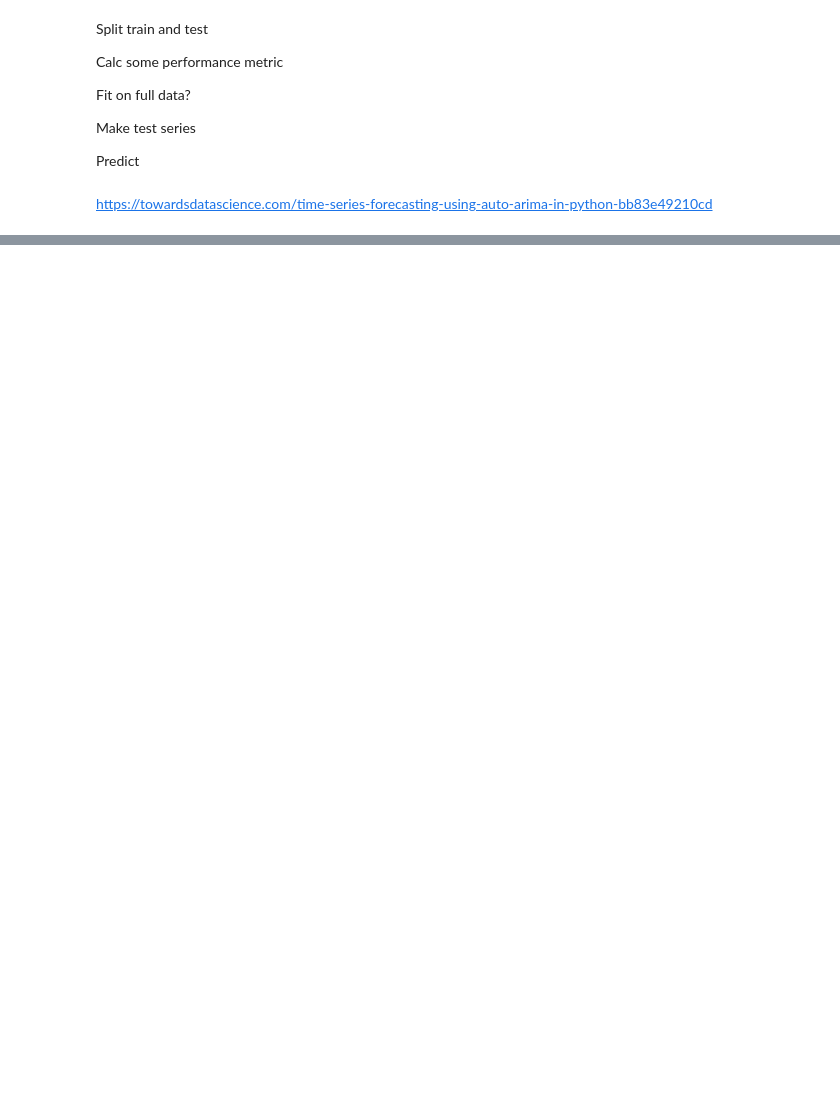
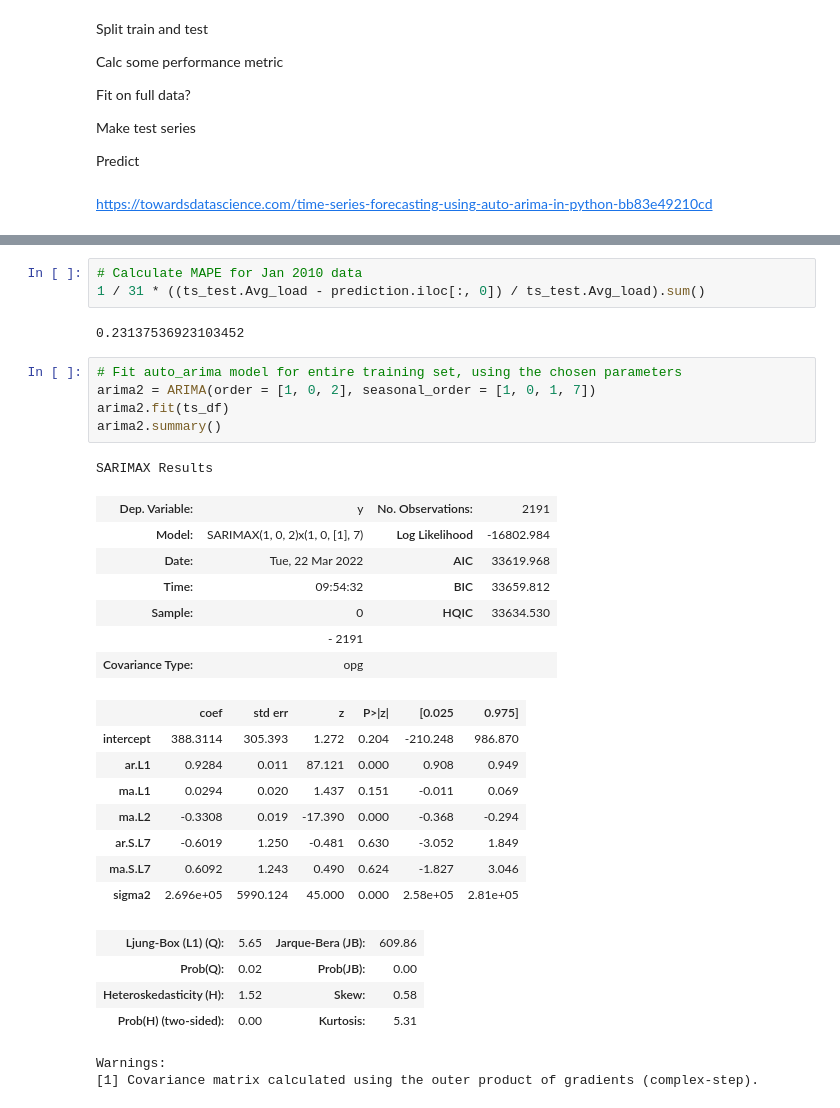
Before and after one commit to robkravec/ENV790_TimeSeriesAnalysis_Sp2022, a Jupyter notebook: Competition/Competition.ipynb, the cells around one changed output, grey strips where cells are left out. Cells and saved outputs as stored; diff of their text form; blank space fills up the shorter version.

```diff
--- a/Competition/Competition.ipynb
+++ b/Competition/Competition.ipynb
@@ -103,0 +158,33 @@ https://towardsdatascience.com/time-series-forecasting-using-auto-arima-in-pytho
+# %%
+# Calculate MAPE for Jan 2010 data
+1 / 31 * ((ts_test.Avg_load - prediction.iloc[:, 0]) / ts_test.Avg_load).sum()
+# %% [output]
+0.23137536923103452
+# %%
+# Fit auto_arima model for entire training set, using the chosen parameters
+arima2 = ARIMA(order = [1, 0, 2], seasonal_order = [1, 0, 1, 7])
+arima2.fit(ts_df)
+arima2.summary()
+# %% [output]
+SARIMAX Results
+| Dep. Variable: | y | No. Observations: | 2191 |
+| Model: | SARIMAX(1, 0, 2)x(1, 0, [1], 7) | Log Likelihood | -16802.984 |
+| Date: | Tue, 22 Mar 2022 | AIC | 33619.968 |
+| Time: | 09:54:32 | BIC | 33659.812 |
+| Sample: | 0 | HQIC | 33634.530 |
+|  | - 2191 |  |  |
+| Covariance Type: | opg |  |  |
+|  | coef | std err | z | P>|z| | [0.025 | 0.975] |
+| intercept | 388.3114 | 305.393 | 1.272 | 0.204 | -210.248 | 986.870 |
+| ar.L1 | 0.9284 | 0.011 | 87.121 | 0.000 | 0.908 | 0.949 |
+| ma.L1 | 0.0294 | 0.020 | 1.437 | 0.151 | -0.011 | 0.069 |
+| ma.L2 | -0.3308 | 0.019 | -17.390 | 0.000 | -0.368 | -0.294 |
+| ar.S.L7 | -0.6019 | 1.250 | -0.481 | 0.630 | -3.052 | 1.849 |
+| ma.S.L7 | 0.6092 | 1.243 | 0.490 | 0.624 | -1.827 | 3.046 |
+| sigma2 | 2.696e+05 | 5990.124 | 45.000 | 0.000 | 2.58e+05 | 2.81e+05 |
+| Ljung-Box (L1) (Q): | 5.65 | Jarque-Bera (JB): | 609.86 |
+| Prob(Q): | 0.02 | Prob(JB): | 0.00 |
+| Heteroskedasticity (H): | 1.52 | Skew: | 0.58 |
+| Prob(H) (two-sided): | 0.00 | Kurtosis: | 5.31 |
+Warnings:
+[1] Covariance matrix calculated using the outer product of gradients (complex-step).
```
Also changed, not shown: parts of 8 cells of this notebook, 3 other files.
